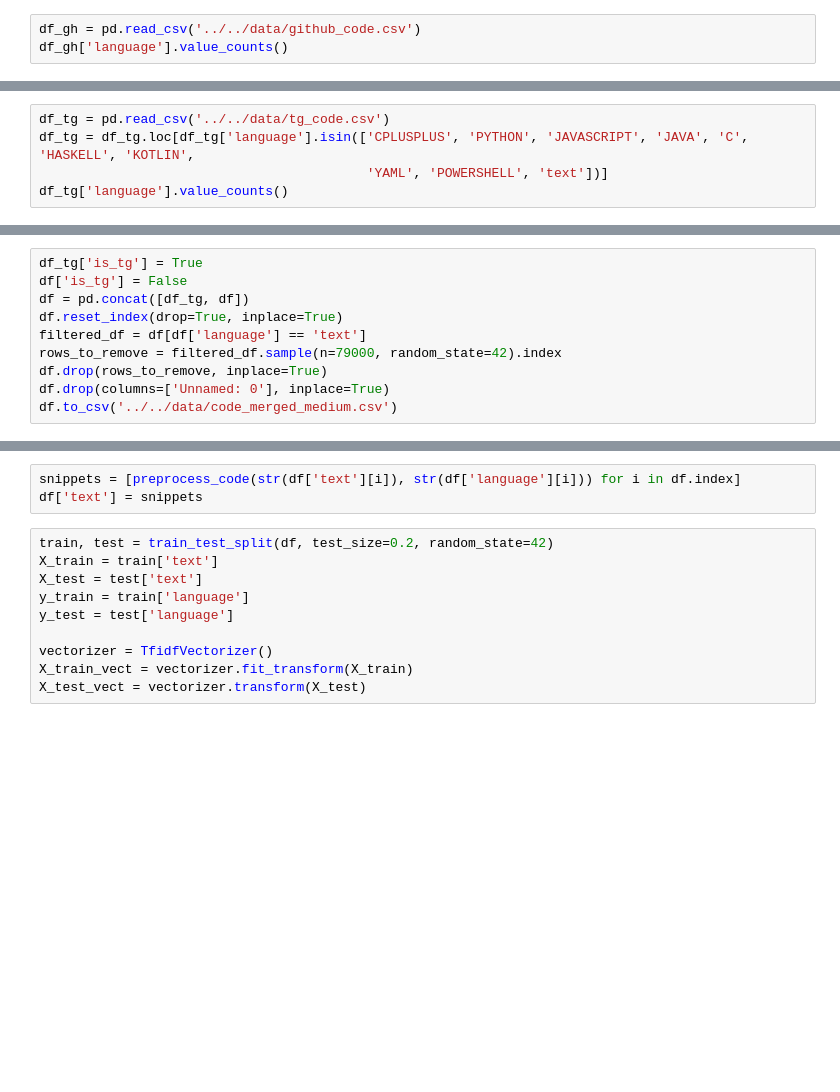
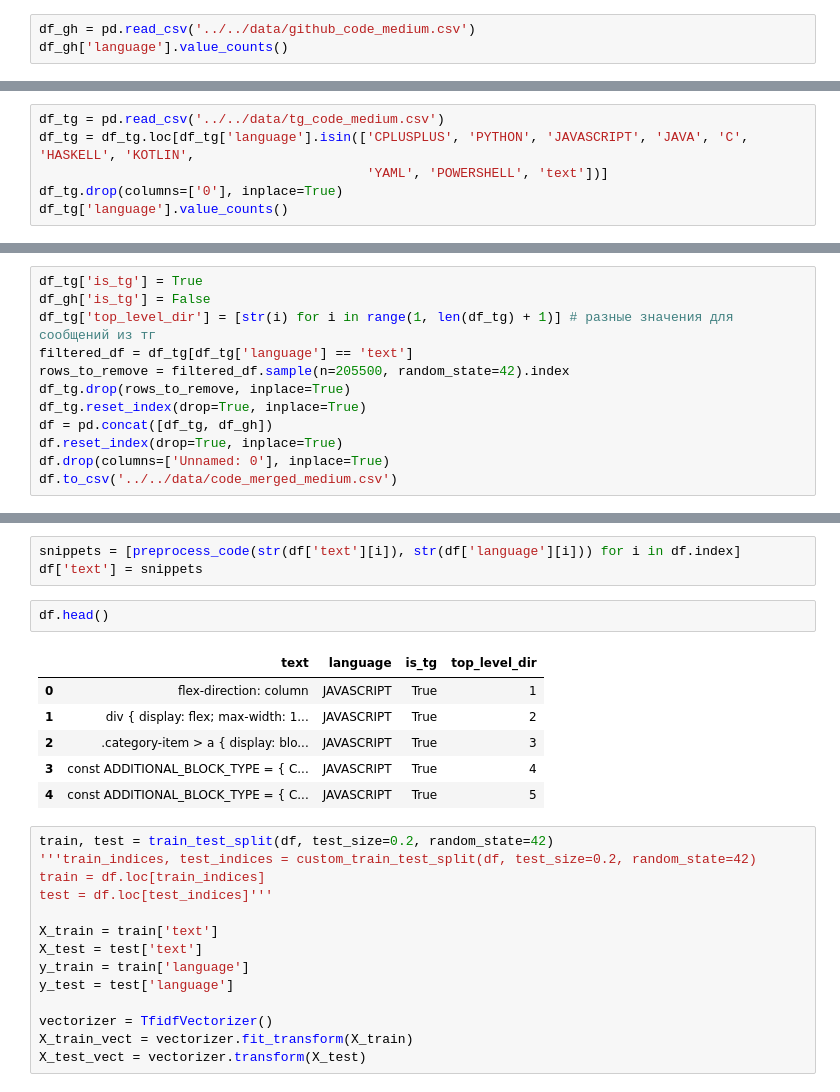
Before and after one commit to nixiieee/hse-ml-course-2024-hw, a Jupyter notebook: notebooks/hw-8/08-homework.ipynb, the cells around one changed output, grey strips where cells are left out. Drawn from its saved outputs; the diff is of its cells as text; blank space fills up the shorter version.

Commit message:
add medium

```diff
--- a/notebooks/hw-8/08-homework.ipynb
+++ b/notebooks/hw-8/08-homework.ipynb
@@ -217,5 +221,5 @@ CPLUSPLUS
 # %%
-df_gh = pd.read_csv('../../data/github_code.csv')
+df_gh = pd.read_csv('../../data/github_code_medium.csv')
 df_gh['language'].value_counts()
 # %% [output]
 language
@@ -232,8 +236,9 @@ POWERSHELL      16
 Name: count, dtype: int64
 # %%
-df_tg = pd.read_csv('../../data/tg_code.csv')
+df_tg = pd.read_csv('../../data/tg_code_medium.csv')
 df_tg = df_tg.loc[df_tg['language'].isin(['CPLUSPLUS', 'PYTHON', 'JAVASCRIPT', 'JAVA', 'C', 'HASKELL', 'KOTLIN',
                                           'YAML', 'POWERSHELL', 'text'])]
+df_tg.drop(columns=['0'], inplace=True)
 df_tg['language'].value_counts()
 # %% [output]
 language
@@ -250,12 +255,14 @@ C                17
 Name: count, dtype: int64
 # %%
 df_tg['is_tg'] = True
-df['is_tg'] = False
-df = pd.concat([df_tg, df])
+df_gh['is_tg'] = False
+df_tg['top_level_dir'] = [str(i) for i in range(1, len(df_tg) + 1)] # разные значения для сообщений из тг
+filtered_df = df_tg[df_tg['language'] == 'text']
+rows_to_remove = filtered_df.sample(n=205500, random_state=42).index
+df_tg.drop(rows_to_remove, inplace=True)
+df_tg.reset_index(drop=True, inplace=True)
+df = pd.concat([df_tg, df_gh])
 df.reset_index(drop=True, inplace=True)
-filtered_df = df[df['language'] == 'text']
-rows_to_remove = filtered_df.sample(n=79000, random_state=42).index
-df.drop(rows_to_remove, inplace=True)
 df.drop(columns=['Unnamed: 0'], inplace=True)
 df.to_csv('../../data/code_merged_medium.csv')
 # %%
@@ -306,8 +313,21 @@ def preprocess_code(code, language):
 # %%
 snippets = [preprocess_code(str(df['text'][i]), str(df['language'][i])) for i in df.index]
 df['text'] = snippets
+# %%
+df.head()
+# %% [output]
+|  | text | language | is_tg | top_level_dir |
+| 0 | flex-direction: column | JAVASCRIPT | True | 1 |
+| 1 | div { display: flex; max-width: 1... | JAVASCRIPT | True | 2 |
+| 2 | .category-item > a { display: blo... | JAVASCRIPT | True | 3 |
+| 3 | const ADDITIONAL_BLOCK_TYPE = { C... | JAVASCRIPT | True | 4 |
+| 4 | const ADDITIONAL_BLOCK_TYPE = { C... | JAVASCRIPT | True | 5 |
 # %%
 train, test = train_test_split(df, test_size=0.2, random_state=42)
+'''train_indices, test_indices = custom_train_test_split(df, test_size=0.2, random_state=42)
+train = df.loc[train_indices]
+test = df.loc[test_indices]'''
+
 X_train = train['text']
 X_test = test['text']
 y_train = train['language']
```
Also changed, not shown: parts of 19 cells of this notebook, 2 other files.
